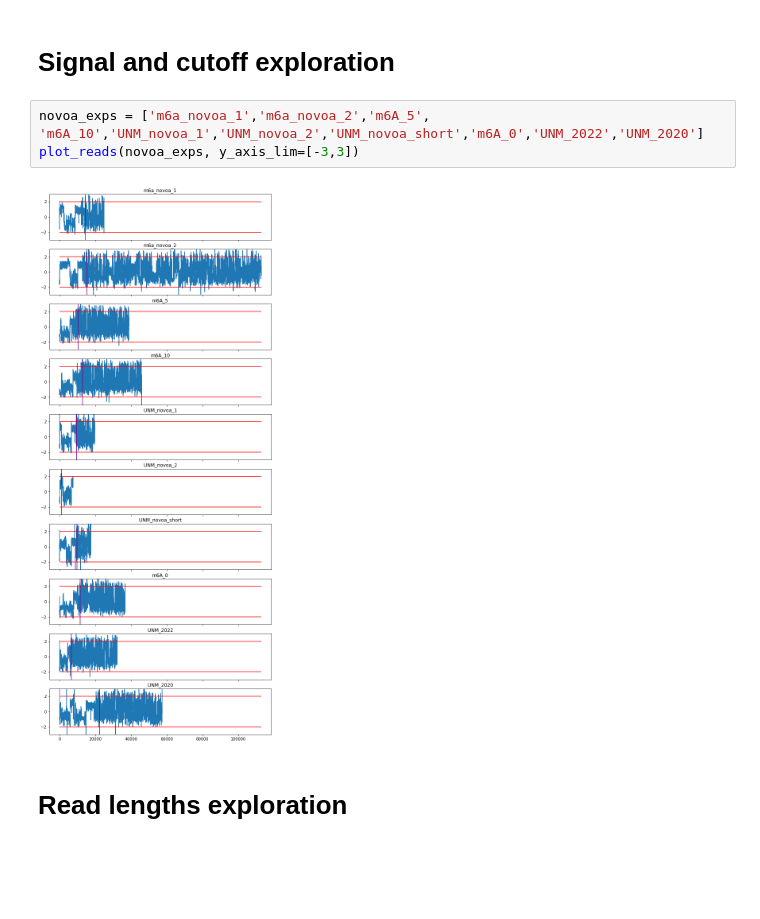
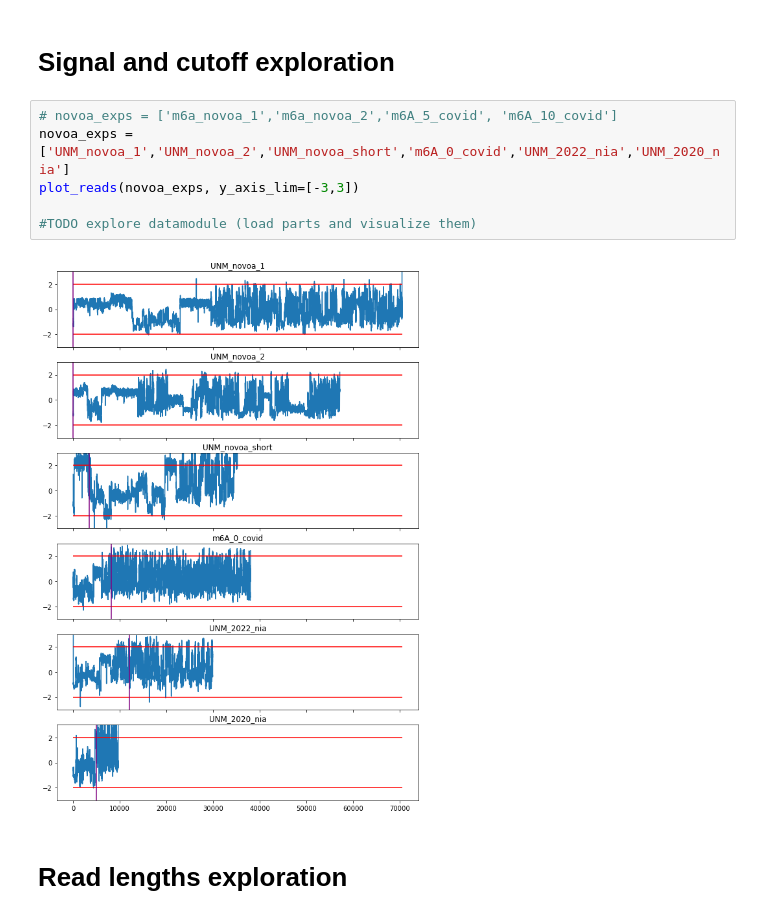
Before and after one commit to maragkakislab/rnakinet, a Jupyter notebook: rnamodif/util_notebooks/Explore.ipynb, the cells around one changed output. Cells and saved outputs as stored; diff of their text form; blank space fills up the shorter version.

```diff
--- a/rnamodif/util_notebooks/Explore.ipynb
+++ b/rnamodif/util_notebooks/Explore.ipynb
@@ -3,10 +3,13 @@ from rnamodif.util_notebooks.explore import plot_avg_lengths, plot_reads, get_re
 # %% [markdown]
 # Signal and cutoff exploration
 # %%
-novoa_exps = ['m6a_novoa_1','m6a_novoa_2','m6A_5', 'm6A_10','UNM_novoa_1','UNM_novoa_2','UNM_novoa_short','m6A_0','UNM_2022','UNM_2020']
+# novoa_exps = ['m6a_novoa_1','m6a_novoa_2','m6A_5_covid', 'm6A_10_covid']
+novoa_exps = ['UNM_novoa_1','UNM_novoa_2','UNM_novoa_short','m6A_0_covid','UNM_2022_nia','UNM_2020_nia']
 plot_reads(novoa_exps, y_axis_lim=[-3,3])
+
+#TODO explore datamodule (load parts and visualize them)
 # %% [output]
-[figure, old version]
+[figure, new version]
 # %% [markdown]
 # Read lengths exploration
 # %%
```
Also changed, not shown: 7 other files.
